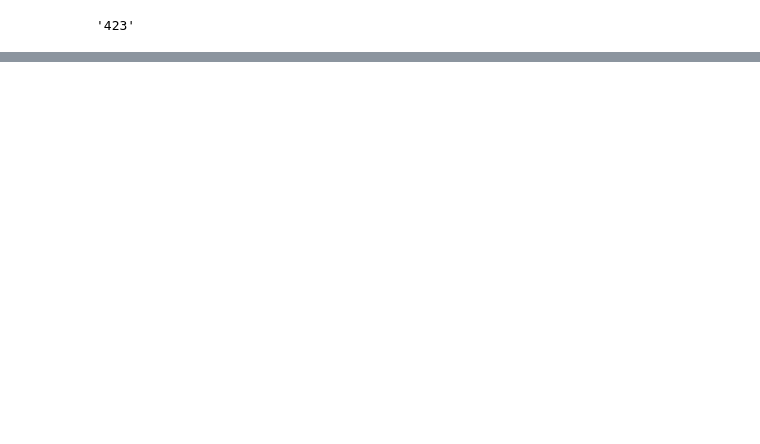
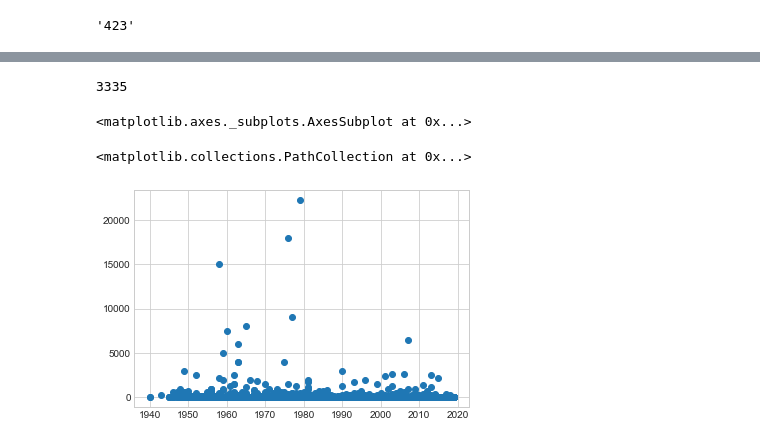
Before and after one commit to andiosika/shifting, a Jupyter notebook: armslook.ipynb, the cells around one changed output, grey strips where cells are left out. Cells and saved outputs as stored; diff of their text form; code cells hidden in the pictures; blank space fills up the shorter version.

```diff
--- a/armslook.ipynb
+++ b/armslook.ipynb
@@ -303,0 +331,25 @@ df.groupby('Supplier').get_group('Algeria')['No'].sum()
+# %%
+len(df.Delivered)
+# %% [output]
+3335
+# %%
+df['No'].replace('. .', 0, inplace=True)
+# %%
+df['Delivered'].replace('. .', 0, inplace=True)
+# %%
+df['No'].astype(str).astype(float).plot()
+# %% [output]
+<matplotlib.axes._subplots.AxesSubplot at 0x...>
+# %%
+%matplotlib inline
+import matplotlib.pyplot as plt
+plt.style.use('seaborn-whitegrid')
+import numpy as np
+# %%
+x = df['No'].astype(str).astype(float)
+y = pd.to_datetime(df['Year'])
+
+plt.scatter(y,x)
+# %% [output]
+<matplotlib.collections.PathCollection at 0x...>
+[figure, added]
```
Also changed, not shown: parts of 7 cells of this notebook.
